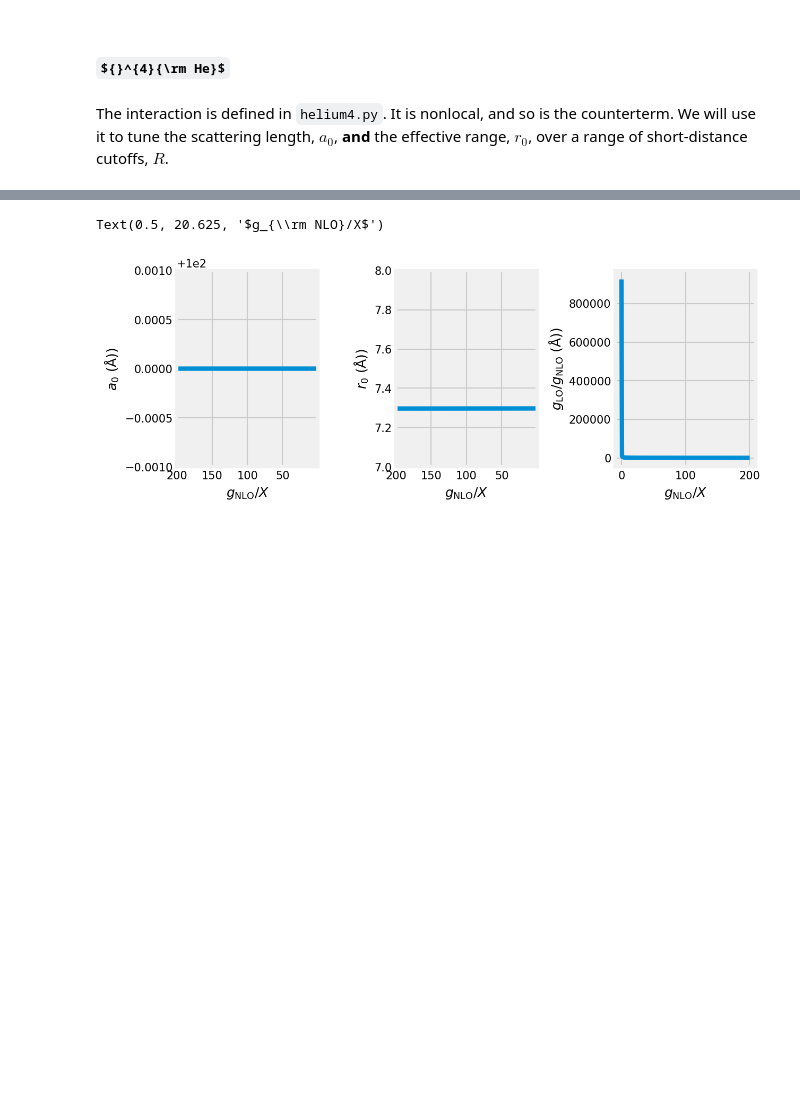
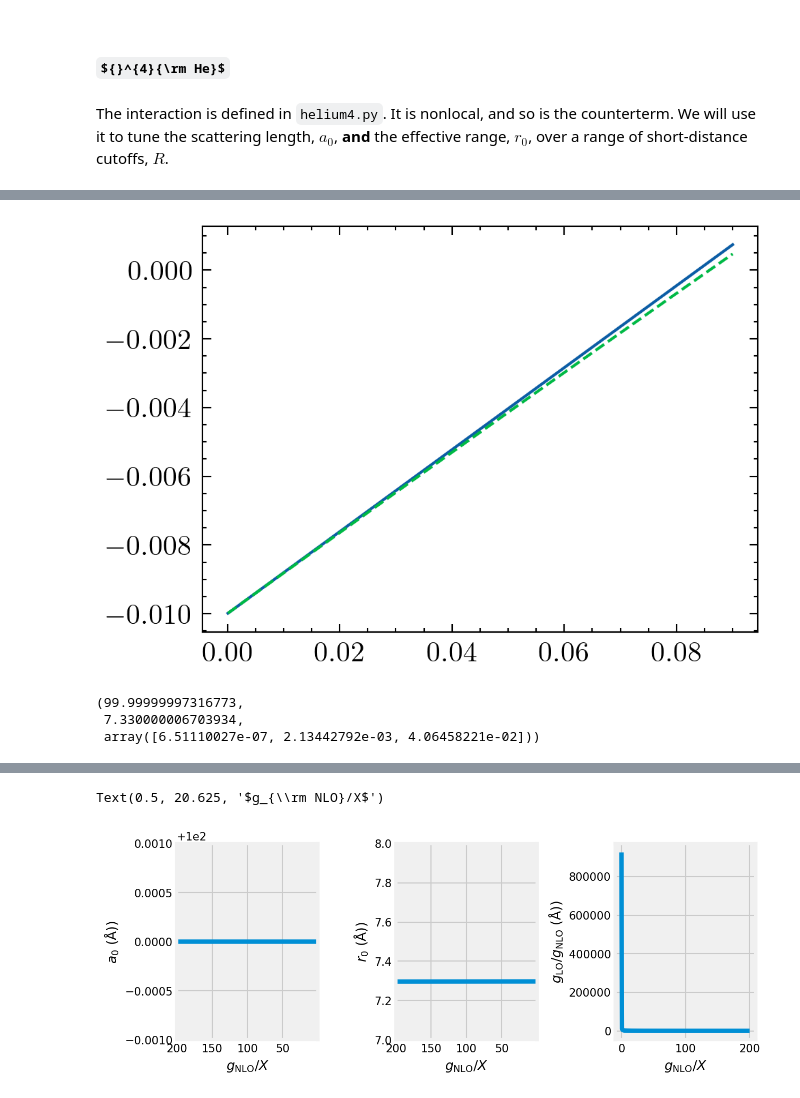
Before and after one commit to odell/vdw-nlo, a Jupyter notebook: 4He NLO Nonlocal.ipynb, the cells around one changed output, grey strips where cells are left out. Saved outputs shown, nothing was run; the diff lists cells and outputs as text; code cells hidden in the pictures; some formulas as TeX source; blank space fills up the shorter version.

```diff
--- a/4He NLO Nonlocal.ipynb
+++ b/4He NLO Nonlocal.ipynb
@@ -68,0 +72,4 @@ s = he4.Helium4System(R, ELL)
+# %%
+def par_diff(gs, sys):
+    a0, r0 = sys.a0_and_r0_pert1_fast(*gs, momenta)
+    return he4.A0*(1/he4.A0 - 1/a0), (he4.R0 - r0)/he4.R0
@@ -68,0 +78,16 @@ s = he4.Helium4System(R, ELL)
+# %%
+result1 = fsolve(lambda x: par_diff(x, s), result.x)
+# %%
+fig, ax = plt.subplots(dpi=300)
+fig.patch.set_facecolor('white')
+
+ax.plot((momenta*he4.BETA6)**2, KCD)
+ax.plot((momenta*he4.BETA6)**2, s.kcotd_gen_pert1_fast(momenta, *result1), linestyle='--');
+# %% [output]
+[figure, added]
+# %%
+s.a0_and_r0_pert1_fast(*result1, momenta, return_sigma=True)
+# %% [output]
+(99.99999997316773,
+ 7.330000006703934,
+ array([6.51110027e-07, 2.13442792e-03, 4.06458221e-02]))
```
Also changed, not shown: parts of 13 cells of this notebook, 8 other files.
